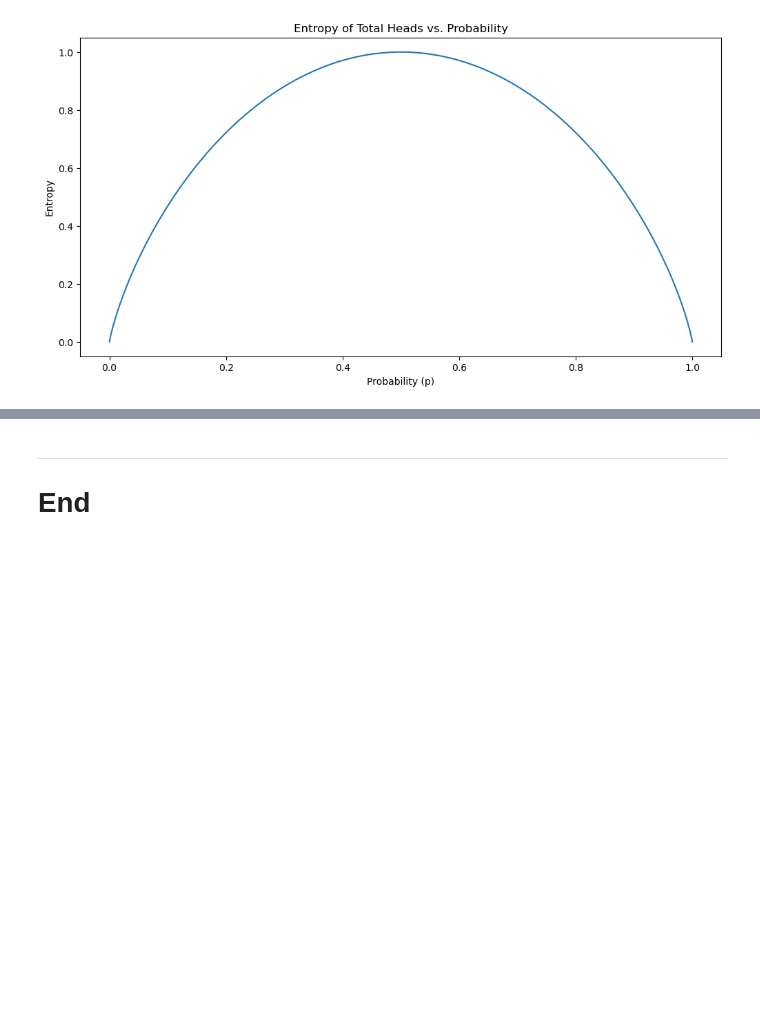
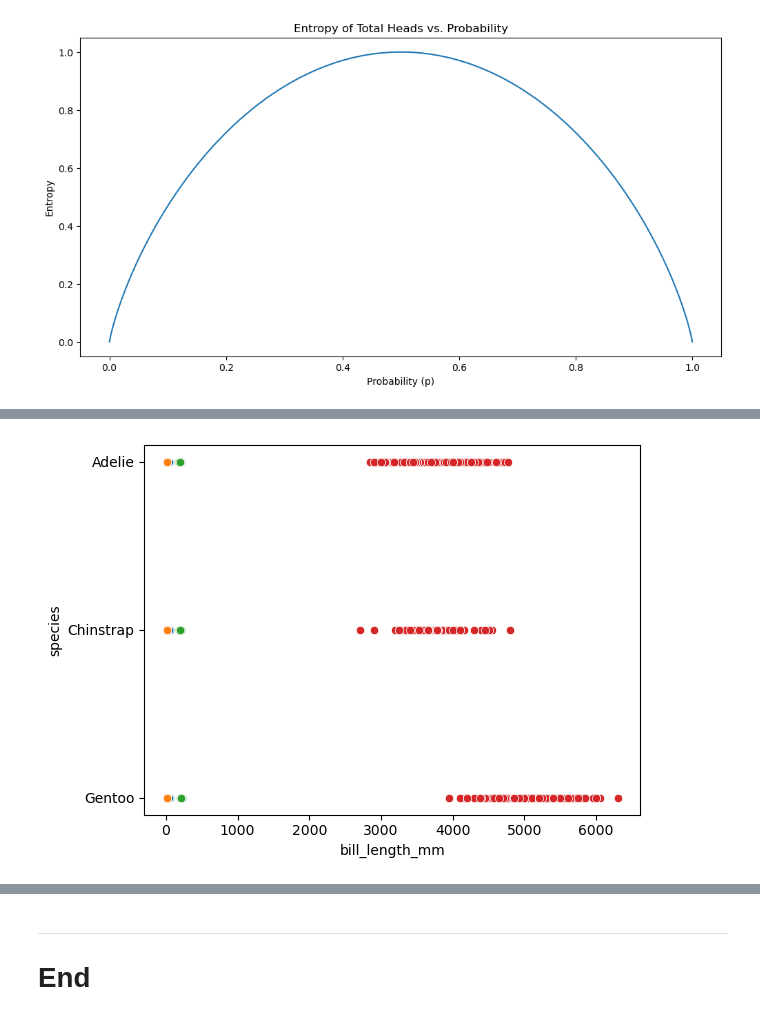
Before and after one commit to dectan/FUNDAMENTALS-OF-DATA-ANALYSIS, a Jupyter notebook: tasks.ipynb, the cells around one changed output, grey strips where cells are left out. Saved outputs shown, nothing was run; the diff lists cells and outputs as text; code cells hidden in the pictures; blank space fills up the shorter version.

```diff
--- a/tasks.ipynb
+++ b/tasks.ipynb
@@ -139,0 +157,8 @@ ax.plot(p,H(p));
+# %%
+sns.scatterplot(data=penguins, x="bill_length_mm", y="species")
+sns.scatterplot(data=penguins, x="bill_depth_mm", y="species")
+sns.scatterplot(data=penguins, x="flipper_length_mm", y="species")
+sns.scatterplot(data=penguins, x="body_mass_g", y="species")
+plt.show()
+# %% [output]
+[figure, added]
```
Also changed, not shown: parts of 4 cells of this notebook, 1 other file.
